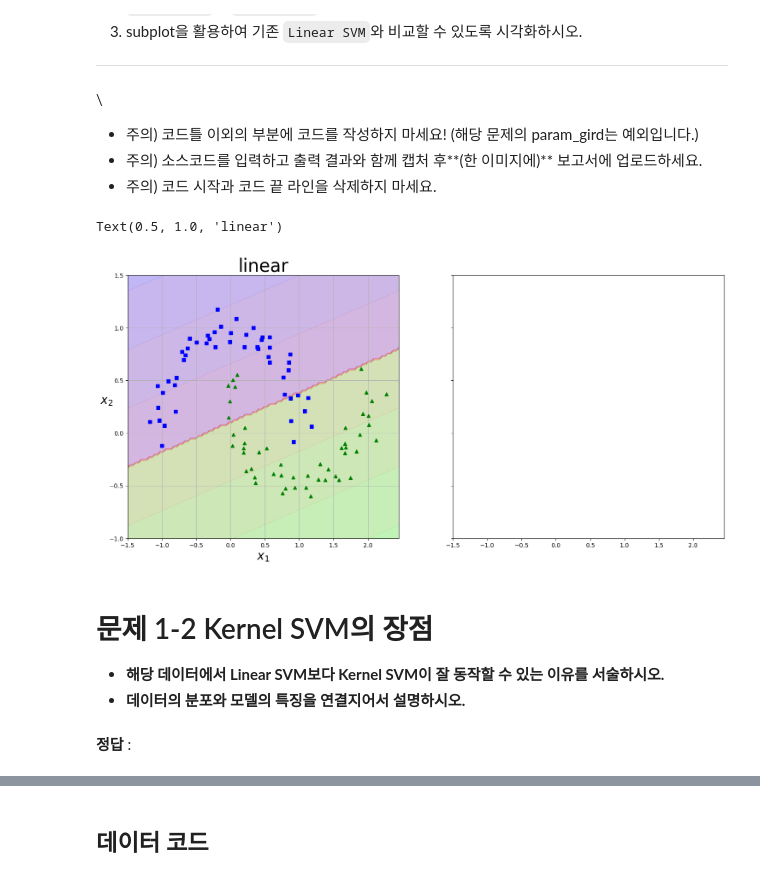
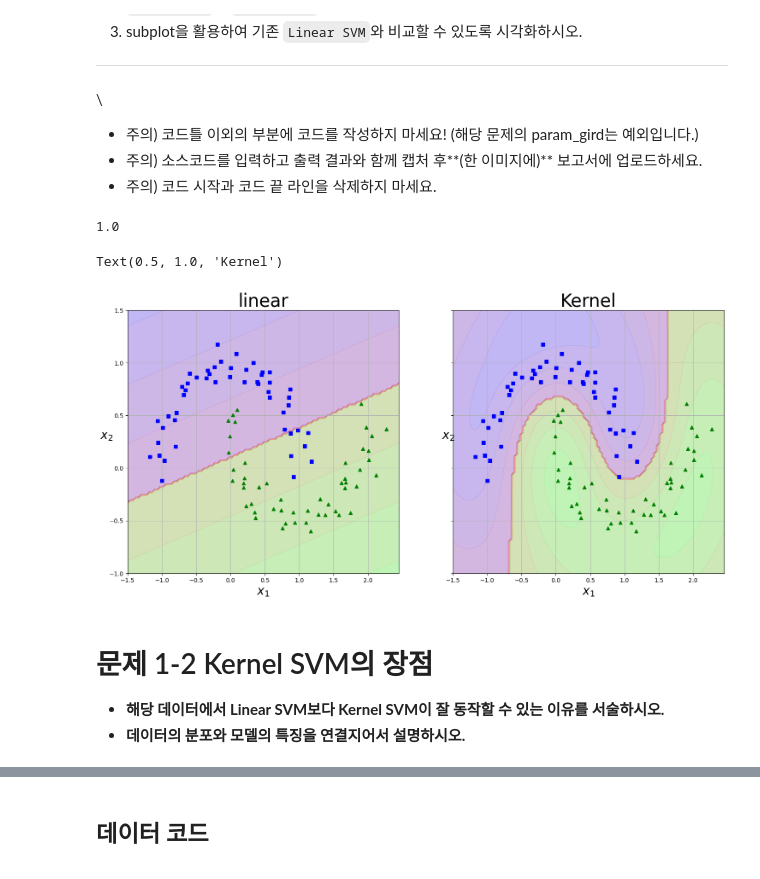
Before and after one commit to tpgus2603/2024S-Ajou-ML, a Jupyter notebook: HW2.ipynb, the cells around one changed output, grey strips where cells are left out. Saved outputs shown, nothing was run; the diff lists cells and outputs as text; code cells hidden in the pictures.

```diff
--- a/HW2.ipynb
+++ b/HW2.ipynb
@@ -70,24 +70,35 @@ Kernel SVM을 아래의 조건에 맞게 학습하고 시각화를 진행하시
 # %%
 from sklearn.svm import SVC
 
 fig, axes = plt.subplots(nrows=1, ncols=2, figsize=(18, 8), sharex=True, sharey=True)
 
 plt.sca(axes[0])
 plot_predictions(linear_svc, [-1.5, 2.45, -1, 1.5])
 plot_dataset(X, y, [-1.5, 2.45, -1, 1.5])
 plt.title("linear", fontsize=30)
 
 #####################문제1-1###############################
+from sklearn.metrics import accuracy_score
+clf = SVC(kernel='rbf', C=3, gamma=1)  #정확도 100을 만드는 c값 1 감마값 1로 kernel svm만듬
+clf.fit(X, y) # 학습
+predictions = clf.predict(X) #x에 대해 예측하기
+
+accuracy = accuracy_score(y, predictions) # y와 비교해서 정확도 측정
+print(accuracy)
+
+plt.sca(axes[1])   #subplot으로 시각화
+plot_predictions(clf, [-1.5, 2.45, -1, 1.5])
+plot_dataset(X, y, [-1.5, 2.45, -1, 1.5])
+plt.title("Kernel", fontsize=30)
 
 
 ##########################
 # %% [output]
-Text(0.5, 1.0, 'linear')
+1.0
+Text(0.5, 1.0, 'Kernel')
-[figure, old version]
+[figure, new version]
 # %% [markdown]
 # 문제 1-2 Kernel SVM의 장점
 
 * **해당 데이터에서 Linear SVM보다 Kernel SVM이 잘 동작할 수 있는 이유를 서술하시오.**
 * **데이터의 분포와 모델의 특징을 연결지어서 설명하시오.**
-# %% [markdown]
-**정답** :
```
Also changed, not shown: parts of 16 cells of this notebook.
